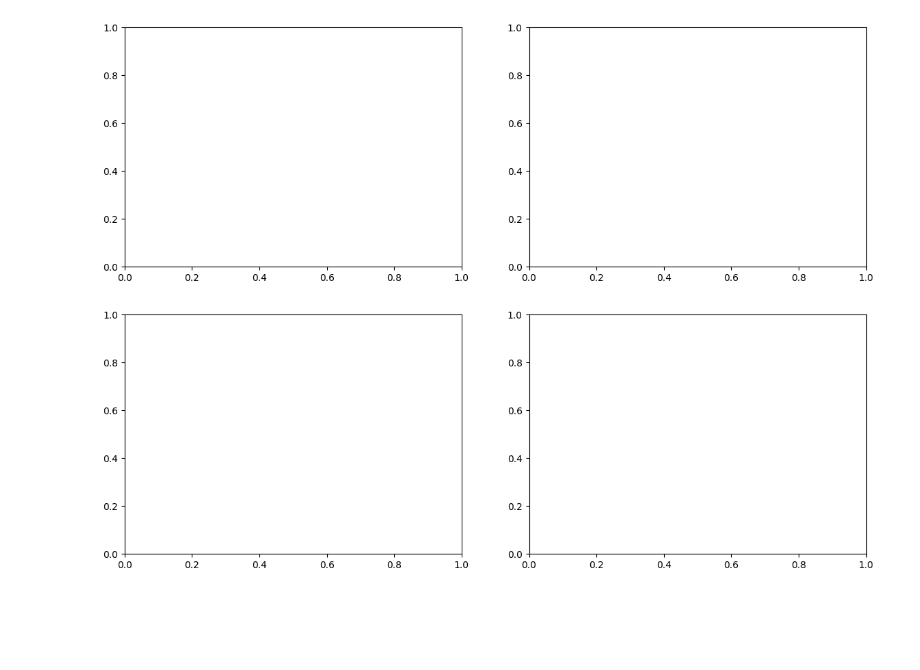
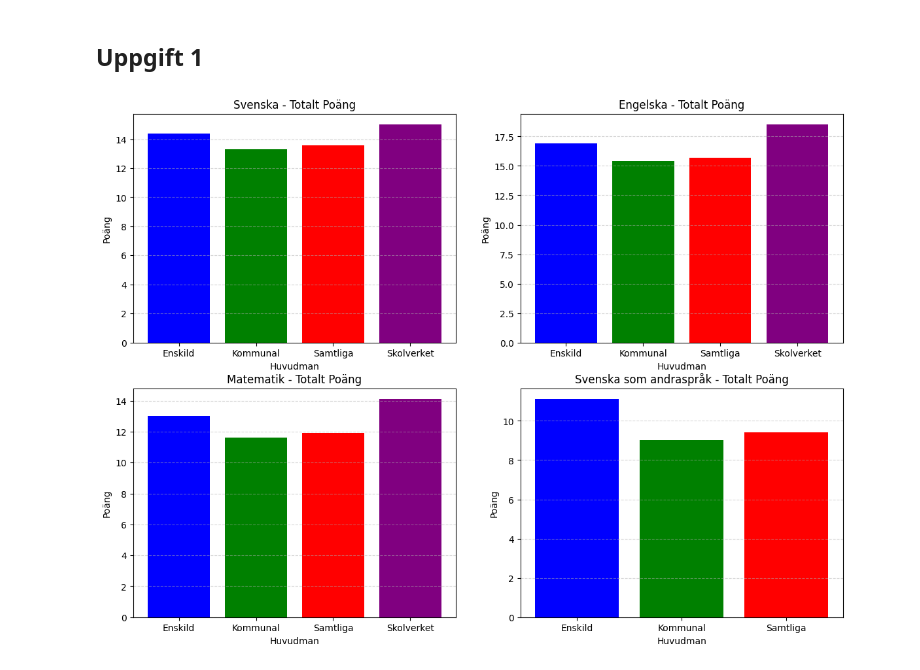
Before and after one commit to petarfilipovski/Python_Labb2_PetarFilipovski, a Jupyter notebook: Untitled-1.ipynb, the cells around one changed output. Cells and saved outputs as stored; diff of their text form; code cells hidden in the pictures; blank space fills up the shorter version.

Commit message:
skapar loop för varje ämne och plottar

```diff
--- a/Untitled-1.ipynb
+++ b/Untitled-1.ipynb
@@ -1,26 +1,38 @@
+# %% [markdown]
+## Uppgift 1
 # %%
 import pandas as pd
 import matplotlib.pyplot as plt
 import os
 
 filnamn = "C:/Users/pepef/Desktop/labb_2/riket2023_åk9_np.xlsx"  # läser in korrekt  filnamn
 
 columns = ["Plats", "Huvudman", "Totalt_A_F", "Flickor_A_F", "Pojkar_A_F",
            "Totalt_A_E", "Flickor_A_E", "Pojkar_A_E", "Totalt_poäng", "Flickor_poäng", "Pojkar_poäng"]  # ändrar kolumnerna för att få rätt namn
 
 # Funktion för att läsa in sheet och förberera data
 def läs_in_sheet(sheet_namn):
     df = pd.read_excel(filnamn, skiprows=8, sheet_name=sheet_namn)
     df.columns = columns
     df["Totalt_poäng"] = pd.to_numeric(df["Totalt_poäng"], errors="coerce")
     return df
 
 # läser in alla ämnen
 ämnen = [läs_in_sheet(sheet) for sheet in ["Svenska", "Engelska", "Matematik", "Svenska som andraspråk"]]
 ämnen_namn = ["Svenska", "Engelska", "Matematik", "Svenska som andraspråk"]
 
 
 # Skapa subplots
 fig, axes = plt.subplots(2, 2, figsize=(14, 10))
+
+#loop för varje ämne och plotta stapeldiagram
+for i, ax in enumerate(axes.flatten()):
+    df = ämnen[i]
+    avg_poäng = df.groupby('Huvudman')["Totalt_poäng"].mean()
+    ax.bar(avg_poäng.index, avg_poäng, color=['blue', 'green', 'red', 'purple'])
+    ax.set_title(f'{ämnen_namn[i]} - Totalt Poäng')
+    ax.set_xlabel('Huvudman')
+    ax.set_ylabel('Poäng')
+    ax.grid(True, axis='y', linestyle="--", alpha=0.5)
 # %% [output]
-[figure, old version]
+[figure, new version]
```
